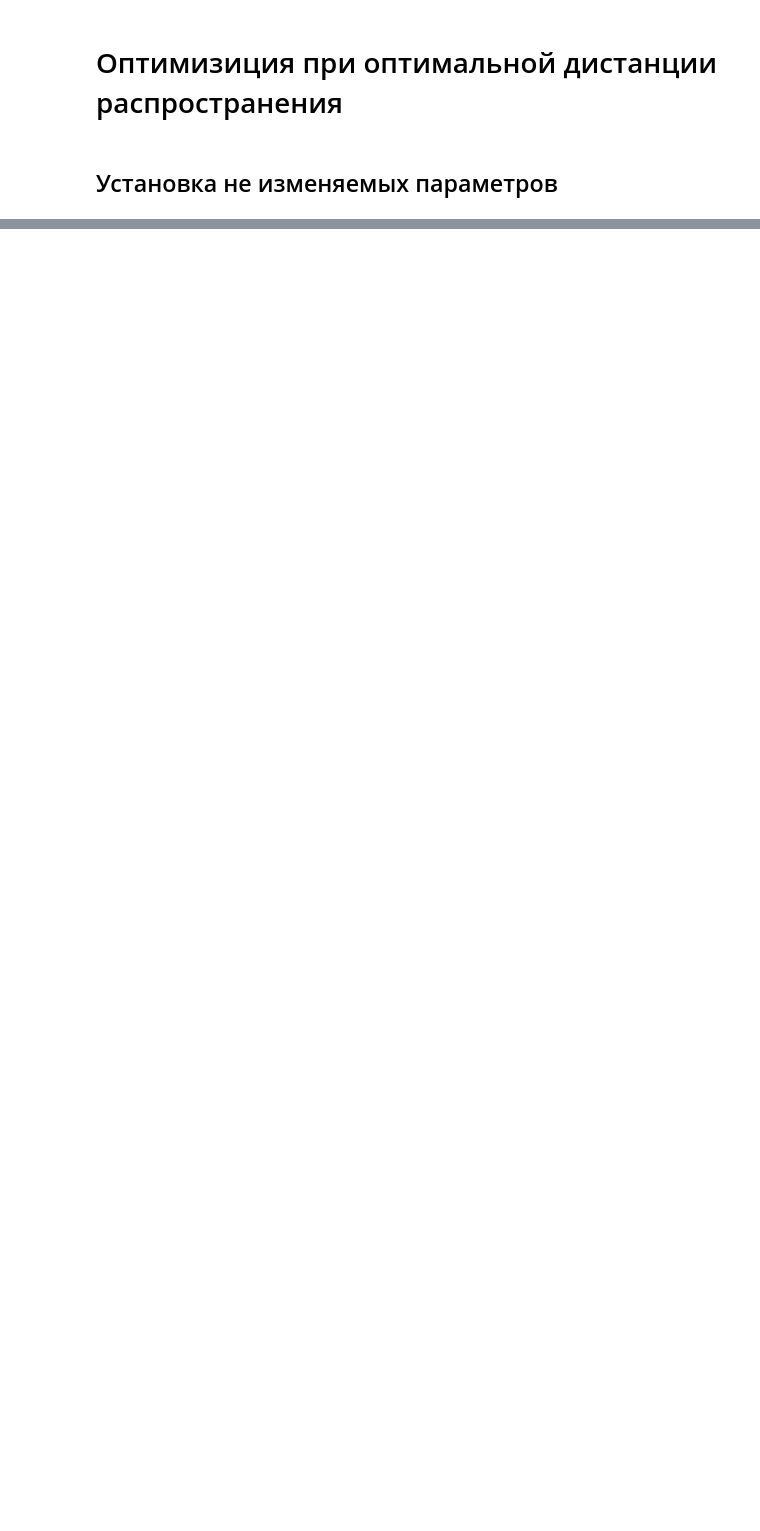
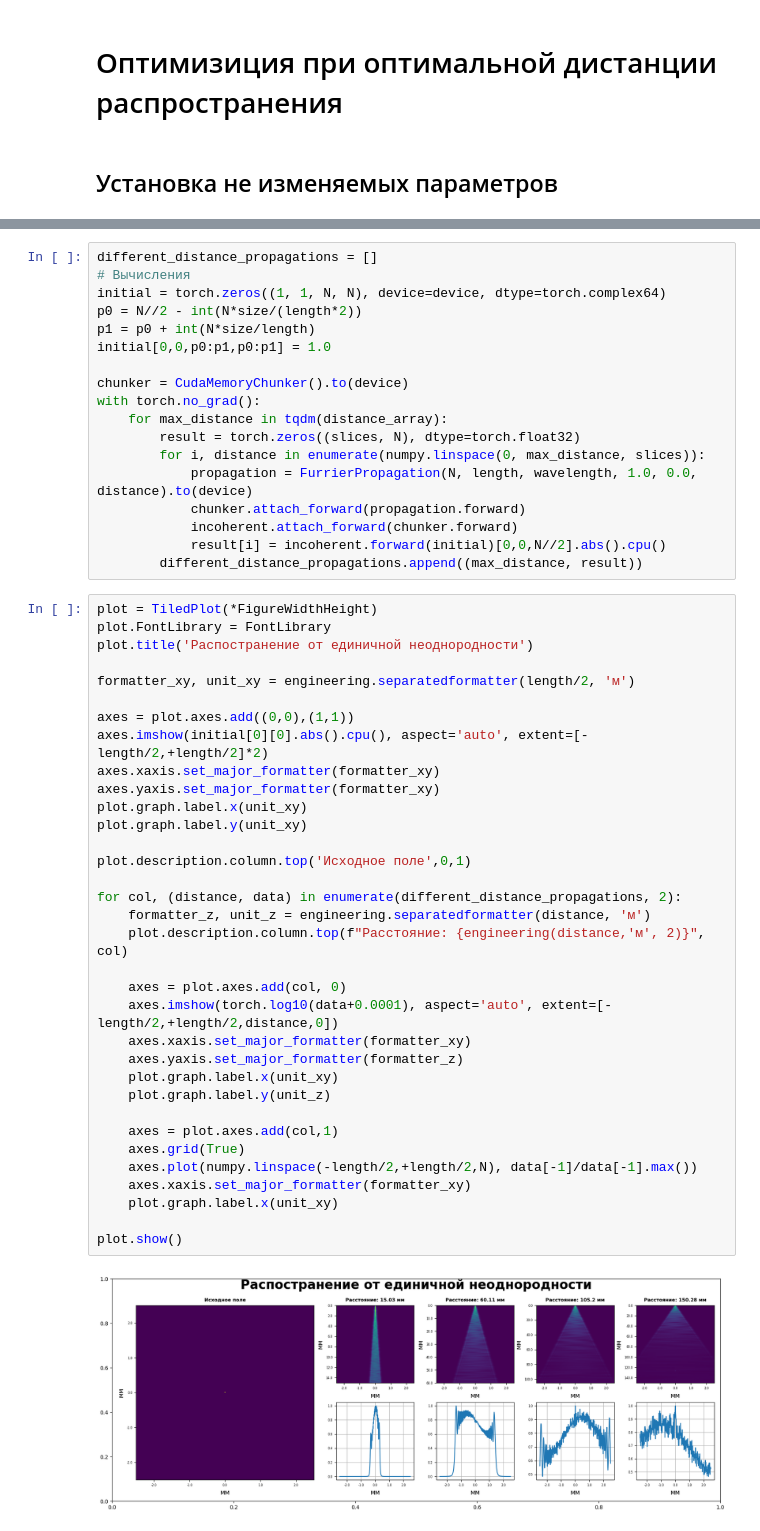
Before and after one commit to Belashov641618/OpticalEncoder, a Jupyter notebook: notebooks/ID2NN Training (optimal parameters).ipynb, the cells around one changed output, grey strips where cells are left out. Drawn from its saved outputs; the diff is of its cells as text; blank space fills up the shorter version.

```diff
--- a/notebooks/ID2NN Training (optimal parameters).ipynb
+++ b/notebooks/ID2NN Training (optimal parameters).ipynb
@@ -56,0 +196,54 @@ N = int(length / size) * cppp
+# %%
+different_distance_propagations = []
+# Вычисления
+initial = torch.zeros((1, 1, N, N), device=device, dtype=torch.complex64)
+p0 = N//2 - int(N*size/(length*2))
+p1 = p0 + int(N*size/length)
+initial[0,0,p0:p1,p0:p1] = 1.0
+
+chunker = CudaMemoryChunker().to(device)
+with torch.no_grad():
+    for max_distance in tqdm(distance_array):
+        result = torch.zeros((slices, N), dtype=torch.float32)
+        for i, distance in enumerate(numpy.linspace(0, max_distance, slices)):
+            propagation = FurrierPropagation(N, length, wavelength, 1.0, 0.0, distance).to(device)
+            chunker.attach_forward(propagation.forward)
+            incoherent.attach_forward(chunker.forward)
+            result[i] = incoherent.forward(initial)[0,0,N//2].abs().cpu()
+        different_distance_propagations.append((max_distance, result))
+# %%
+plot = TiledPlot(*FigureWidthHeight)
+plot.FontLibrary = FontLibrary
+plot.title('Распостранение от единичной неоднородности')
+
+formatter_xy, unit_xy = engineering.separatedformatter(length/2, 'м')
+
+axes = plot.axes.add((0,0),(1,1))
+axes.imshow(initial[0][0].abs().cpu(), aspect='auto', extent=[-length/2,+length/2]*2)
+axes.xaxis.set_major_formatter(formatter_xy)
+axes.yaxis.set_major_formatter(formatter_xy)
+plot.graph.label.x(unit_xy)
+plot.graph.label.y(unit_xy)
+
+plot.description.column.top('Исходное поле',0,1)
+
+for col, (distance, data) in enumerate(different_distance_propagations, 2):
+    formatter_z, unit_z = engineering.separatedformatter(distance, 'м')
+    plot.description.column.top(f"Расстояние: {engineering(distance,'м', 2)}", col)
+
+    axes = plot.axes.add(col, 0)
+    axes.imshow(torch.log10(data+0.0001), aspect='auto', extent=[-length/2,+length/2,distance,0])
+    axes.xaxis.set_major_formatter(formatter_xy)
+    axes.yaxis.set_major_formatter(formatter_z)
+    plot.graph.label.x(unit_xy)
+    plot.graph.label.y(unit_z)
+
+    axes = plot.axes.add(col,1)
+    axes.grid(True)
+    axes.plot(numpy.linspace(-length/2,+length/2,N), data[-1]/data[-1].max())
+    axes.xaxis.set_major_formatter(formatter_xy)
+    plot.graph.label.x(unit_xy)
+
+plot.show()
+# %% [output]
+[figure, added]
```
Also changed, not shown: parts of 27 cells of this notebook, 3 other files.
